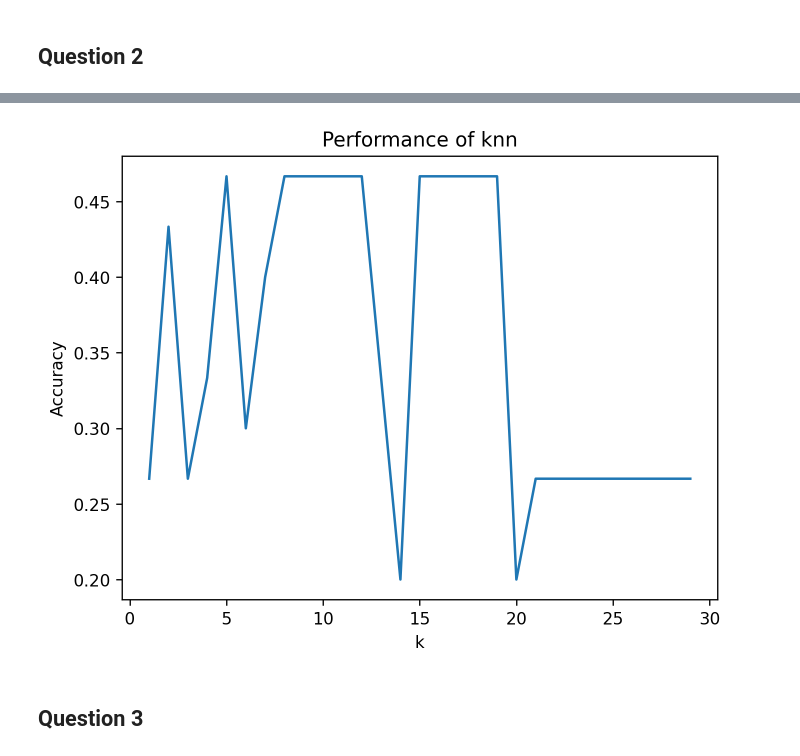
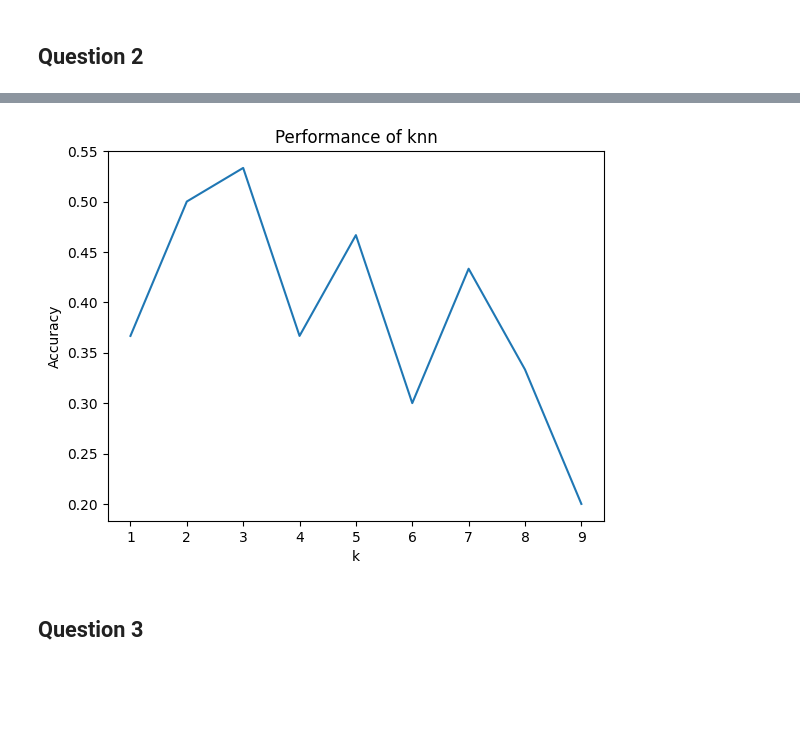
Before and after one commit to akhipath03/AdvMachineLearning, a Jupyter notebook: HW2/HW2.ipynb, the cells around one changed output, grey strips where cells are left out. Drawn from its saved outputs; the diff is of its cells as text; code cells hidden in the pictures; blank space fills up the shorter version.

Commit message:
remove warnings and change knn model

```diff
--- a/HW2/HW2.ipynb
+++ b/HW2/HW2.ipynb
@@ -117,13 +117,16 @@ scalers = {
     'QuantileTransformer': QuantileTransformer()
 }
 # %%
+import warnings
+# BAD PRACTICE
+warnings.filterwarnings("ignore", category=UserWarning)
+
 gb_lowess = GradientBoostingLowess(n_estimators=10, learning_rate=0.1)
 
 # Perform 10-fold cross-validation and compare different scalers
 for scaler_name, scaler in scalers.items():
     kf = KFold(n_splits=10)
     mse_scores = []
-    counter = 0
 
     for train_index, test_index in kf.split(X):
         X_train, X_test = X[train_index], X[test_index]
@@ -135,8 +138,6 @@ for scaler_name, scaler in scalers.items():
 
         # Fit model
         gb_lowess.fit(X_train_scaled, y_train)
-        counter +=1
-        print(counter)
         # Predict
         y_pred = gb_lowess.predict(X_test_scaled)
 
@@ -249,11 +228,16 @@ class KNeighborsClassifier:
     def predict(self, X_test):
         neighbors = []
         for x in X_test:
-            distances = search(self.X_train, x, self.k, MetricKind.L2sq, exact=True).distances
-            nearest_indices = np.argsort(distances)
+            result = search(self.X_train, x, self.k, MetricKind.L2sq, exact=True)
+            ind = np.array(result.to_list())[:,0].astype('int64')
+            ind = np.sort(ind)
+            d = result.distances
+            distances_sorted = np.sqrt(d)[np.argsort(ind)]
+
+            nearest_indices = np.argsort(distances_sorted)
             nearest_labels = self.y_train[nearest_indices]
             neighbors.append(nearest_labels)
-        return np.array(list(map(most_common, neighbors)))
+        return list(map(most_common, neighbors))
 
     def evaluate(self, X_test, y_test):
         y_pred = self.predict(X_test)
@@ -261,35 +245,35 @@ class KNeighborsClassifier:
         return accuracy
 
 # Unpack the iris dataset
 iris = datasets.load_iris()
 X = iris['data']
 y = iris['target']
 
 # Split data into train & test sets
 X_train, X_test, y_train, y_test = train_test_split(X, y, test_size=0.2)
 
 # Preprocess data
 ss = StandardScaler().fit(X_train)
 X_train, X_test = ss.transform(X_train), ss.transform(X_test)
 
 # Test knn model across varying ks
 accuracies = []
-ks = range(1, 30)
+ks = range(1, 10)
 for k in ks:
     knn = KNeighborsClassifier(k=k)
     knn.fit(X_train, y_train)
     accuracy = knn.evaluate(X_test, y_test)
     accuracies.append(accuracy)
 
 # Visualize accuracy vs. k
 fig, ax = plt.subplots()
 ax.plot(ks, accuracies)
 ax.set(xlabel="k",
        ylabel="Accuracy",
        title="Performance of knn")
 plt.show()
 # %% [output]
-[figure, old version]
+[figure, new version]
 # %% [markdown]
 ## Question 3
 # %% [markdown]
```
Also changed, not shown: parts of 3 cells of this notebook.
